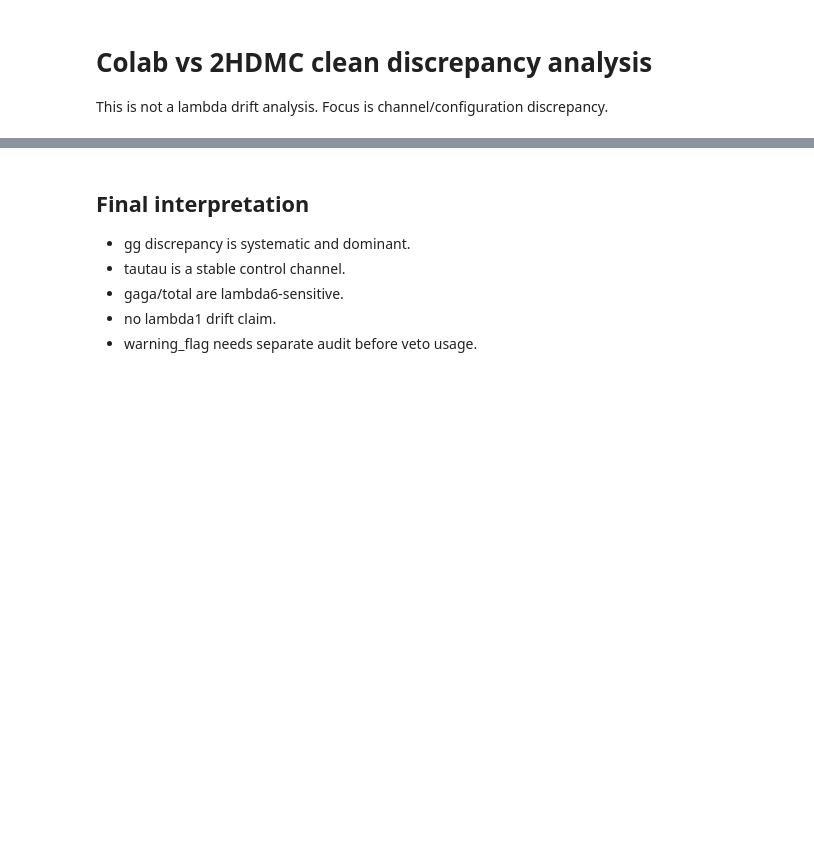
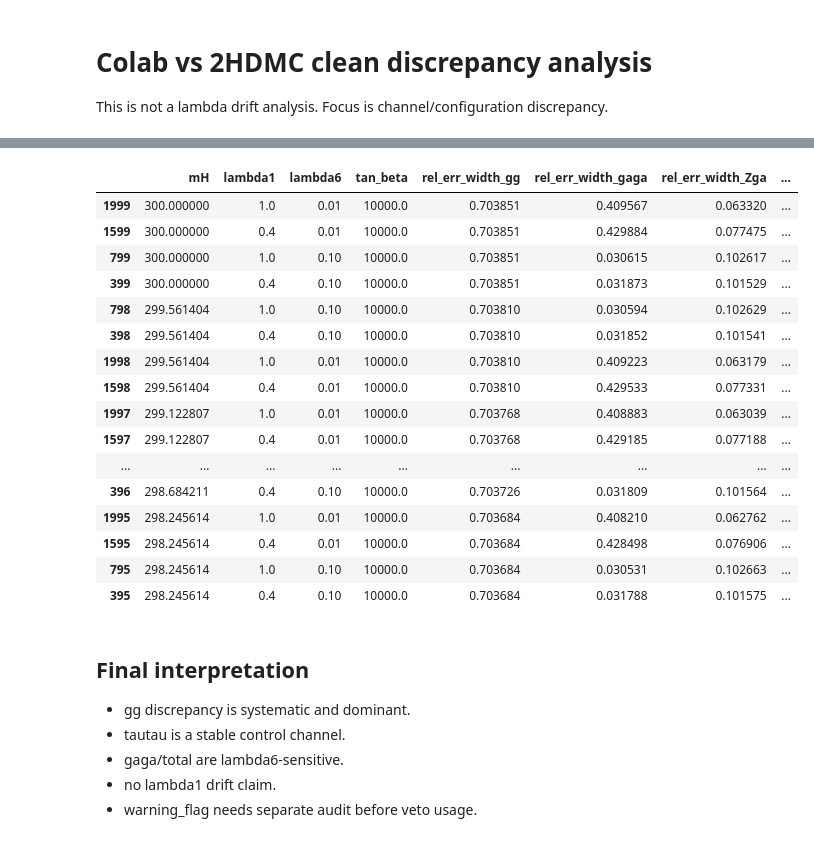
Before and after one commit to fbientrigo/dihiggs, a Jupyter notebook: scripts/analyze_colab_vs_2hdmc_clean.ipynb, the cells around one changed output, grey strips where cells are left out. Saved outputs shown, nothing was run; the diff lists cells and outputs as text; code cells hidden in the pictures; blank space fills up the shorter version.

```diff
--- a/scripts/analyze_colab_vs_2hdmc_clean.ipynb
+++ b/scripts/analyze_colab_vs_2hdmc_clean.ipynb
@@ -49,6 +82,26 @@ plt.figure(figsize=(12,5)); parallel_coordinates(sub[['color_bin']+cols],'color_
 # %%
-top_cols=[c for c in ['point_id','mH','lambda1','lambda6','tan_beta','rel_err_width_gg','rel_err_width_gaga','rel_err_width_Zga','rel_err_width_total','width_gg','width_gg_colab','total_width','total_width_colab'] if c in df.columns]
-df.sort_values('rel_err_width_total',ascending=False)[top_cols].head(20)
+top_cols=[c for c in ['mH','lambda1','lambda6','tan_beta','rel_err_width_gg','rel_err_width_gaga','rel_err_width_Zga','rel_err_width_total','width_gg','width_gg_colab','total_width','total_width_colab'] if c in df.columns]
+
+# top 20 worst points by total relative error, to inspect for patterns
+df.sort_values('rel_err_width_gg',ascending=False)[top_cols].head(20)
+# %% [output]
+|  | mH | lambda1 | lambda6 | tan_beta | rel_err_width_gg | rel_err_width_gaga | rel_err_width_Zga | ... |
+| 1999 | 300.000000 | 1.0 | 0.01 | 10000.0 | 0.703851 | 0.409567 | 0.063320 | ... |
+| 1599 | 300.000000 | 0.4 | 0.01 | 10000.0 | 0.703851 | 0.429884 | 0.077475 | ... |
+| 799 | 300.000000 | 1.0 | 0.10 | 10000.0 | 0.703851 | 0.030615 | 0.102617 | ... |
+| 399 | 300.000000 | 0.4 | 0.10 | 10000.0 | 0.703851 | 0.031873 | 0.101529 | ... |
+| 798 | 299.561404 | 1.0 | 0.10 | 10000.0 | 0.703810 | 0.030594 | 0.102629 | ... |
+| 398 | 299.561404 | 0.4 | 0.10 | 10000.0 | 0.703810 | 0.031852 | 0.101541 | ... |
+| 1998 | 299.561404 | 1.0 | 0.01 | 10000.0 | 0.703810 | 0.409223 | 0.063179 | ... |
+| 1598 | 299.561404 | 0.4 | 0.01 | 10000.0 | 0.703810 | 0.429533 | 0.077331 | ... |
+| 1997 | 299.122807 | 1.0 | 0.01 | 10000.0 | 0.703768 | 0.408883 | 0.063039 | ... |
+| 1597 | 299.122807 | 0.4 | 0.01 | 10000.0 | 0.703768 | 0.429185 | 0.077188 | ... |
+| ... | ... | ... | ... | ... | ... | ... | ... | ... |
+| 396 | 298.684211 | 0.4 | 0.10 | 10000.0 | 0.703726 | 0.031809 | 0.101564 | ... |
+| 1995 | 298.245614 | 1.0 | 0.01 | 10000.0 | 0.703684 | 0.408210 | 0.062762 | ... |
+| 1595 | 298.245614 | 0.4 | 0.01 | 10000.0 | 0.703684 | 0.428498 | 0.076906 | ... |
+| 795 | 298.245614 | 1.0 | 0.10 | 10000.0 | 0.703684 | 0.030531 | 0.102663 | ... |
+| 395 | 298.245614 | 0.4 | 0.10 | 10000.0 | 0.703684 | 0.031788 | 0.101575 | ... |
 # %% [markdown]
 ## Final interpretation
 - gg discrepancy is systematic and dominant.
```
Also changed, not shown: parts of 6 cells of this notebook, 6 other files.
